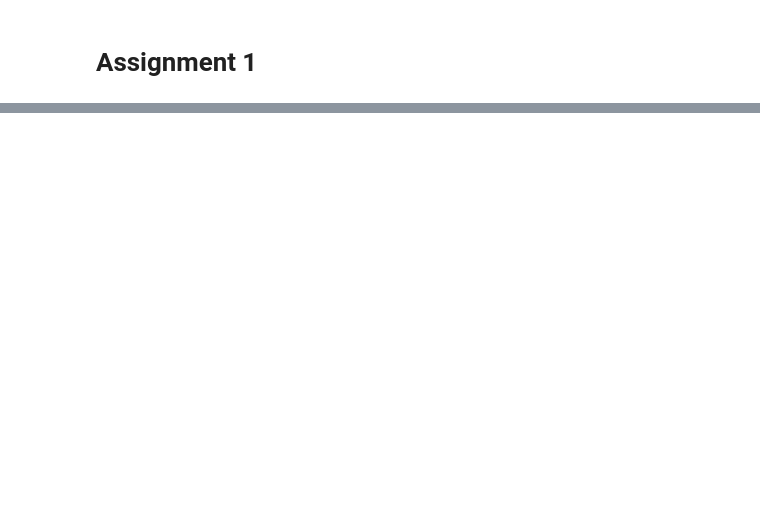
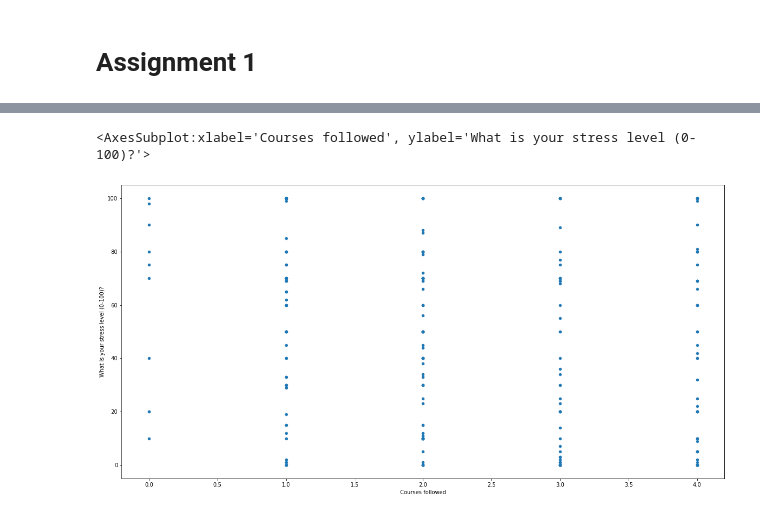
Before and after one commit to sandergs92/dmt-assignment-1, a Jupyter notebook: assignment_1/notebook_1.ipynb, the cells around one changed output, grey strips where cells are left out. Cells and saved outputs as stored; diff of their text form; code cells hidden in the pictures; blank space fills up the shorter version.

```diff
--- a/assignment_1/notebook_1.ipynb
+++ b/assignment_1/notebook_1.ipynb
@@ -207,0 +309,7 @@ df.loc[df['Good day (1)'].str.contains('productiv|good work|work done|challeging
+# %%
+df['Courses followed'] = df['Have you taken a course on machine learning?'] + df['Have you taken a course on information retrieval?'] + df['Have you taken a course on statistics?'] + df['Have you taken a course on databases?']
+
+df.plot(x='Courses followed', y='What is your stress level (0-100)?', kind='scatter', figsize=(20, 10))
+# %% [output]
+<AxesSubplot:xlabel='Courses followed', ylabel='What is your stress level (0-100)?'>
+[figure, added]
```
Also changed, not shown: parts of 14 cells of this notebook.
